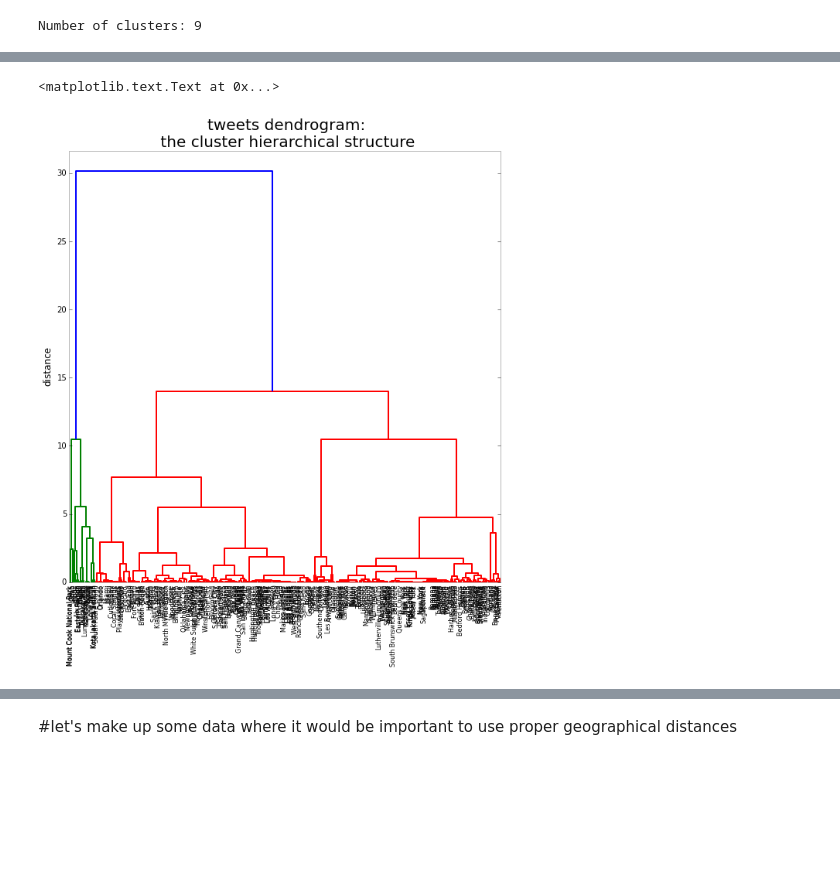
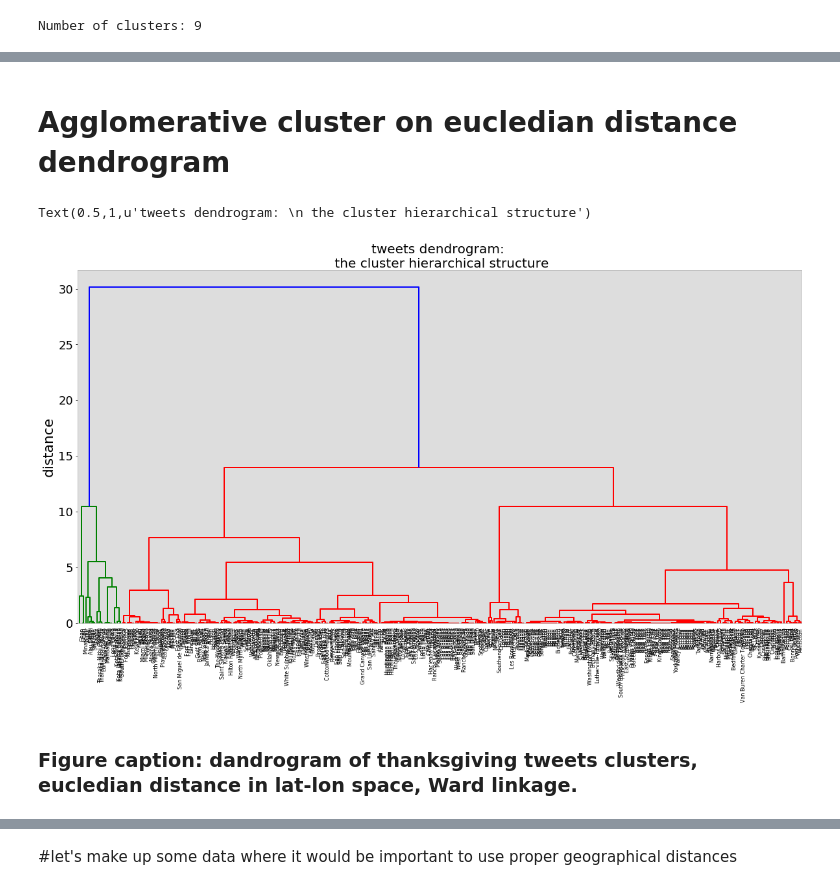
Before and after one commit to fedhere/UInotebooks, a Jupyter notebook: cluster/thanksgivingClustering.ipynb, the cells around one changed output, grey strips where cells are left out. Saved outputs shown, nothing was run; the diff lists cells and outputs as text; code cells hidden in the pictures; blank space fills up the shorter version.

```diff
--- a/cluster/thanksgivingClustering.ipynb
+++ b/cluster/thanksgivingClustering.ipynb
@@ -12,9 +12,11 @@ from sklearn import mixture
 from PIL import Image
 from scipy.misc import imread
 from scipy.cluster.vq import kmeans2
+import pandas as pd
+import requests
 import json
 import os
-s = json.load( open(os.getenv ('PUI2015')+"/fbb_matplotlibrc.json") )
+s = json.load( open(os.getenv ('PUI2016')+"/fbb_matplotlibrc.json") )
 pl.rcParams.update(s)
 
 kelly_colors_hex = [
@@ -105,13 +107,16 @@ df['city'] = np.array(['']*len(df.lon))
 # %%
 for k in range(len(df.lon)):
     ll = df.lat[k].astype('str')+','+df.lon[k].astype('str')
-    #print reverseGeocode(ll)['address_components']
-    address_components = reverseGeocode(ll)['address_components']
+    #print (reverseGeocode(ll)['address_components'])
+    try:
+        address_components = reverseGeocode(ll)['address_components']
+    except KeyError:
+        continue
     for component in address_components:
-        #print component['types']
+        #print (component['types'])
         if 'country' in component['types']:
             df['country'][k] = component['long_name']
-            #print component['long_name']
+            #print (component['long_name'])
         #now try to identify the municipality
     for component in address_components:
             if 'locality' in component['types']:
@@ -191,3 +200,3 @@ number of data points:  392
 # %%
-w = whiten(coordinates)
+wc = whiten(coordinates)
 # %%
@@ -410,18 +439,22 @@ dfc.to_csv('thanksgivingclusters.csv', encoding='utf-8', index=False)
+# %% [markdown]
+# Agglomerative cluster on eucledian distance dendrogram
 # %%
 import scipy.cluster as scp
-fig = pl.figure(figsize=(10,10))
+fig = pl.figure(figsize=(20,10), dpi=150)
 pl.ylabel("distance")
-ddg = scp.hierarchy.dendrogram(scp.hierarchy.linkage(w, method='ward'),
+ddg = scp.hierarchy.dendrogram(scp.hierarchy.linkage(wc, method='ward'),
                                labels = df.city.values,
                                leaf_rotation=90.,  # rotates the x axis labels
                                leaf_font_size=8.)  # font size for the x axis labels)
 #pl.xticks(rotation=90)
 pl.grid('off')
-pl.title("tweets dendrogram: \n the cluster hierarchical structure", fontsize=20)
+title = pl.title("tweets dendrogram: \n the cluster hierarchical structure", fontsize=20)
 #this is a dendrogram for inspection of the hierarchical structure
 # %% [output]
-<matplotlib.text.Text at 0x...>
+Text(0.5,1,u'tweets dendrogram: \n the cluster hierarchical structure')
-[figure, old version]
+[figure, new version]
+# %% [markdown]
+### Figure caption: dandrogram of thanksgiving tweets clusters, eucledian distance in lat-lon space, Ward linkage.
 # %%
 fig = pl.figure(figsize=(10,10))
 
```
Also changed, not shown: parts of 61 cells of this notebook.
